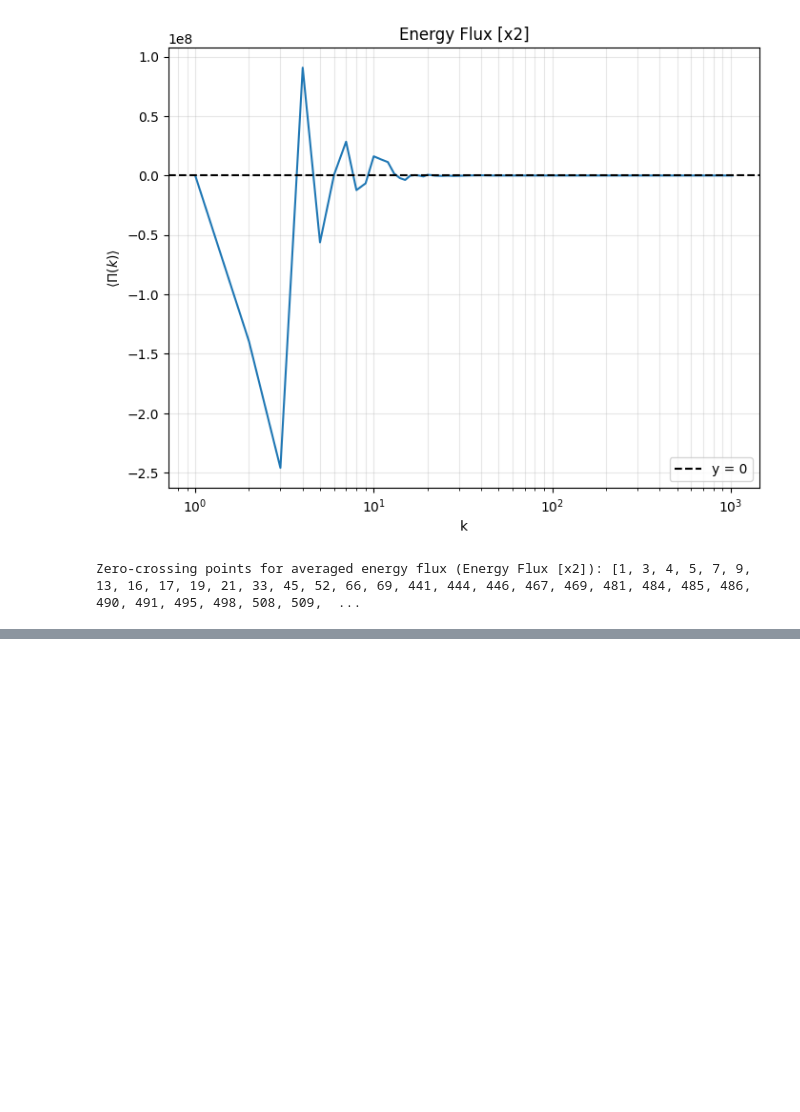
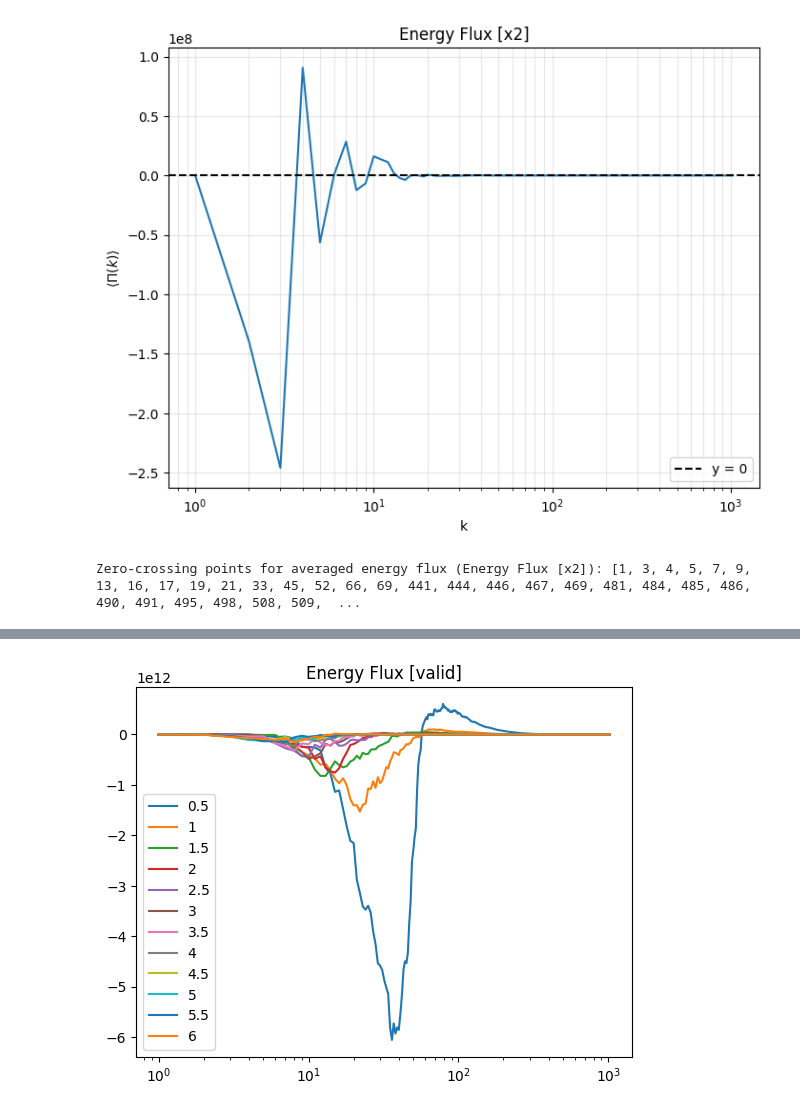
Before and after one commit to red1ithink/EnergySpectrum, a Jupyter notebook: flux.ipynb, the cells around one changed output, grey strips where cells are left out. Drawn from its saved outputs; the diff is of its cells as text; code cells hidden in the pictures; blank space fills up the shorter version.

```diff
--- a/flux.ipynb
+++ b/flux.ipynb
@@ -124,0 +130,13 @@ Zero-crossing points for averaged energy flux (Energy Flux [x2]): [1, 3, 4, 5, 7
+# %%
+for file in files5:
+    label = file.split('/')[-1].split('_')[0]
+    ux, uy = sep(file)
+    u, v = resizing(ux, uy)
+    k_bins, Pi_k = energy_flux(u, v)
+    plt.plot(k_bins, Pi_k, label=f"{label}")
+    plt.xscale('log')
+plt.title(f'Energy Flux [valid]')
+plt.legend()
+plt.show()
+# %% [output]
+[figure, added]
```
Also changed, not shown: parts of 1 cell of this notebook, 9 other files.
